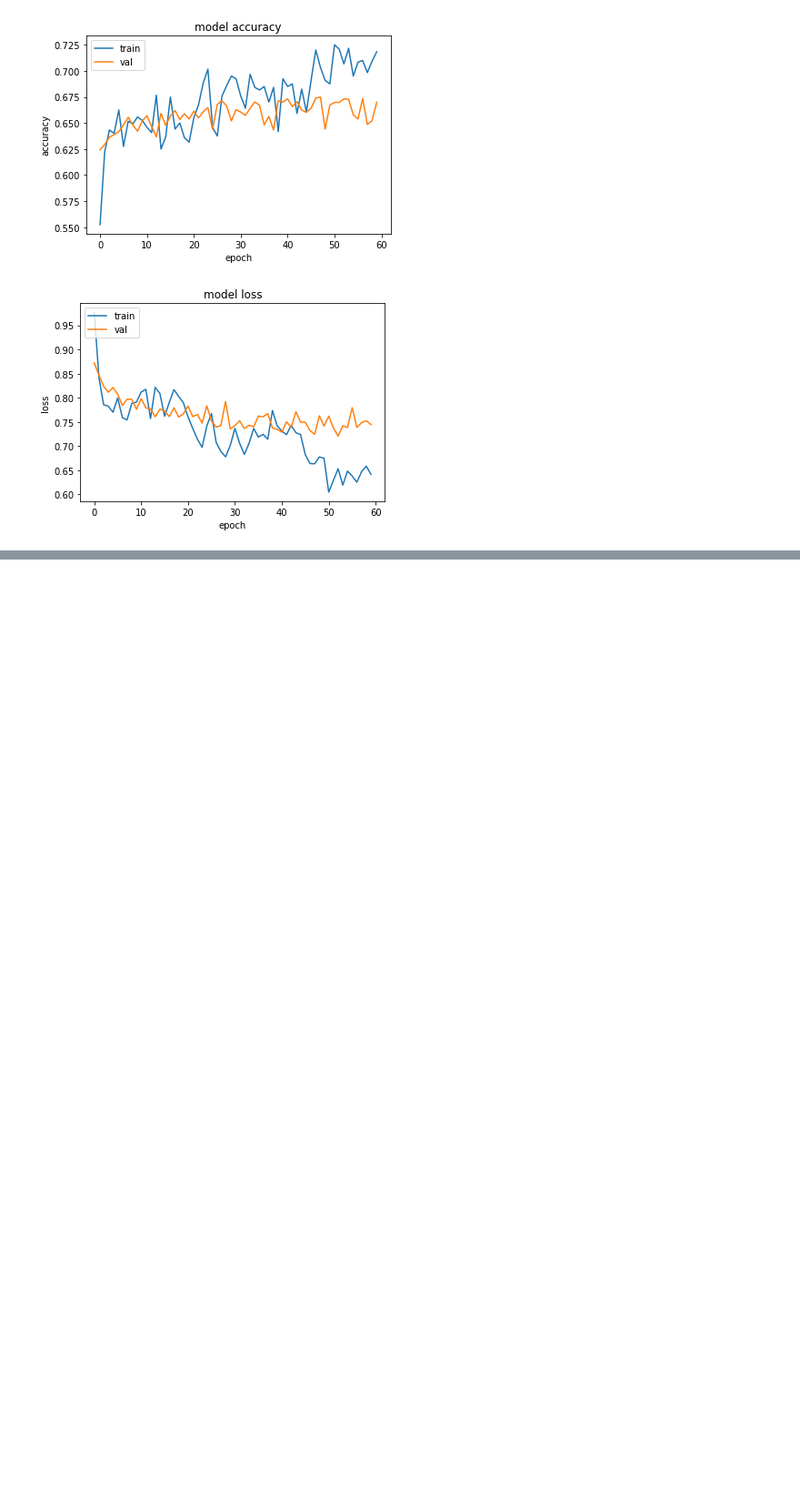
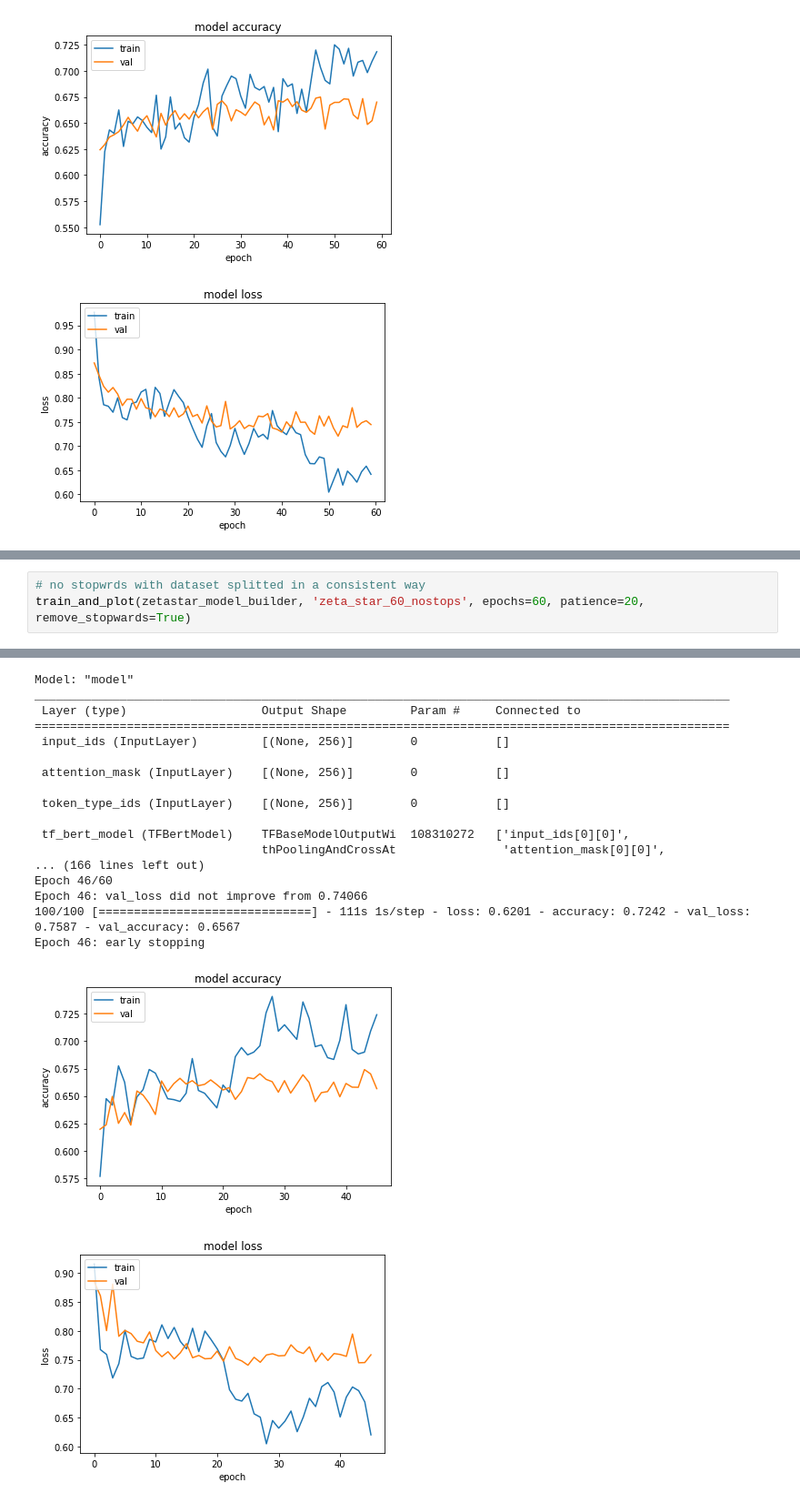
Before and after one commit to Typing-Monkeys/BRUN0-Net, a Jupyter notebook: training/Brun0-Net.ipynb, the cells around one changed output, grey strips where cells are left out. Shown at 91% size. Saved outputs shown, nothing was run; the diff lists cells and outputs as text; blank space fills up the shorter version.

```diff
--- a/training/Brun0-Net.ipynb
+++ b/training/Brun0-Net.ipynb
@@ -1811,0 +1844,4 @@ Epoch 60: val_loss did not improve from 0.72062
+# %%
+# no stopwrds with dataset splitted in a consistent way
+train_and_plot(zetastar_model_builder, 'zeta_star_60_nostops', epochs=60, patience=20, remove_stopwards=True)
+# %% [output]
@@ -1811,0 +1854,19 @@ Epoch 60: val_loss did not improve from 0.72062
+Model: "model"
+__________________________________________________________________________________________________
+ Layer (type)                   Output Shape         Param #     Connected to
+==================================================================================================
+ input_ids (InputLayer)         [(None, 256)]        0           []
+
+ attention_mask (InputLayer)    [(None, 256)]        0           []
+
+ token_type_ids (InputLayer)    [(None, 256)]        0           []
+
+ tf_bert_model (TFBertModel)    TFBaseModelOutputWi  108310272   ['input_ids[0][0]',
+                                thPoolingAndCrossAt               'attention_mask[0][0]',
+... (166 lines left out)
+Epoch 46/60
+Epoch 46: val_loss did not improve from 0.74066
+100/100 [==============================] - 111s 1s/step - loss: 0.6201 - accuracy: 0.7242 - val_loss: 0.7587 - val_accuracy: 0.6567
+Epoch 46: early stopping
+[figure, added]
+[figure, added]
```
Also changed, not shown: parts of 5 cells of this notebook, 4 other files.
